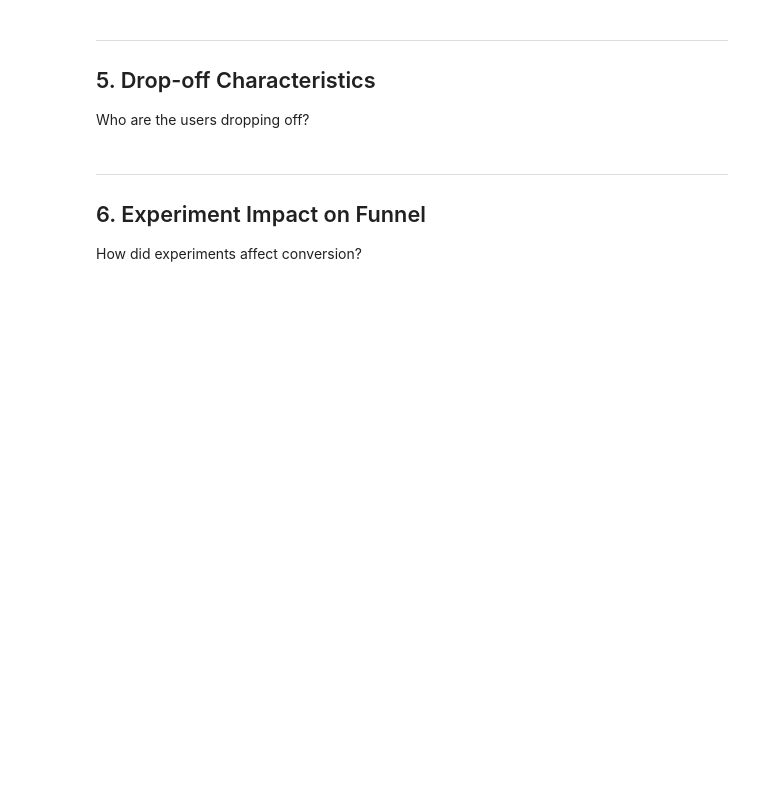
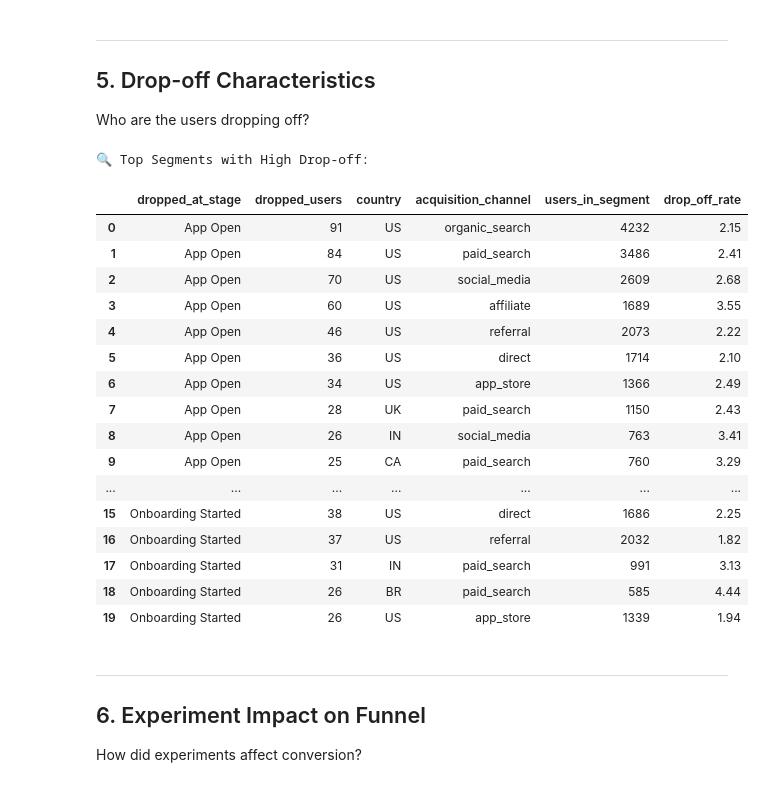
Before and after one commit to manuvats/secureflow_analytics, a Jupyter notebook: notebooks/02_funnel_analysis.ipynb, the cells around one changed output. Drawn from its saved outputs; the diff is of its cells as text; code cells hidden in the pictures; blank space fills up the shorter version.

```diff
--- a/notebooks/02_funnel_analysis.ipynb
+++ b/notebooks/02_funnel_analysis.ipynb
@@ -279,9 +304,28 @@ display(time_by_channel.sort_values('median_days'))
 Who are the users dropping off?
 # %%
 # Analyze drop-off patterns
-drop_offs = calculate_drop_off_reasons(con, funnel_steps)
+drop_offs = calculate_drop_off_reasons(con, onboarding_seq)
 print("\n🔍 Top Segments with High Drop-off:")
 display(drop_offs.head(20))
+# %% [output]
+🔍 Top Segments with High Drop-off:
+|  | dropped_at_stage | dropped_users | country | acquisition_channel | users_in_segment | drop_off_rate |
+| 0 | App Open | 91 | US | organic_search | 4232 | 2.15 |
+| 1 | App Open | 84 | US | paid_search | 3486 | 2.41 |
+| 2 | App Open | 70 | US | social_media | 2609 | 2.68 |
+| 3 | App Open | 60 | US | affiliate | 1689 | 3.55 |
+| 4 | App Open | 46 | US | referral | 2073 | 2.22 |
+| 5 | App Open | 36 | US | direct | 1714 | 2.10 |
+| 6 | App Open | 34 | US | app_store | 1366 | 2.49 |
+| 7 | App Open | 28 | UK | paid_search | 1150 | 2.43 |
+| 8 | App Open | 26 | IN | social_media | 763 | 3.41 |
+| 9 | App Open | 25 | CA | paid_search | 760 | 3.29 |
+| ... | ... | ... | ... | ... | ... | ... |
+| 15 | Onboarding Started | 38 | US | direct | 1686 | 2.25 |
+| 16 | Onboarding Started | 37 | US | referral | 2032 | 1.82 |
+| 17 | Onboarding Started | 31 | IN | paid_search | 991 | 3.13 |
+| 18 | Onboarding Started | 26 | BR | paid_search | 585 | 4.44 |
+| 19 | Onboarding Started | 26 | US | app_store | 1339 | 1.94 |
 # %% [markdown]
 ---
 ## 6. Experiment Impact on Funnel
```
Also changed, not shown: parts of 16 cells of this notebook, 9 other files.
